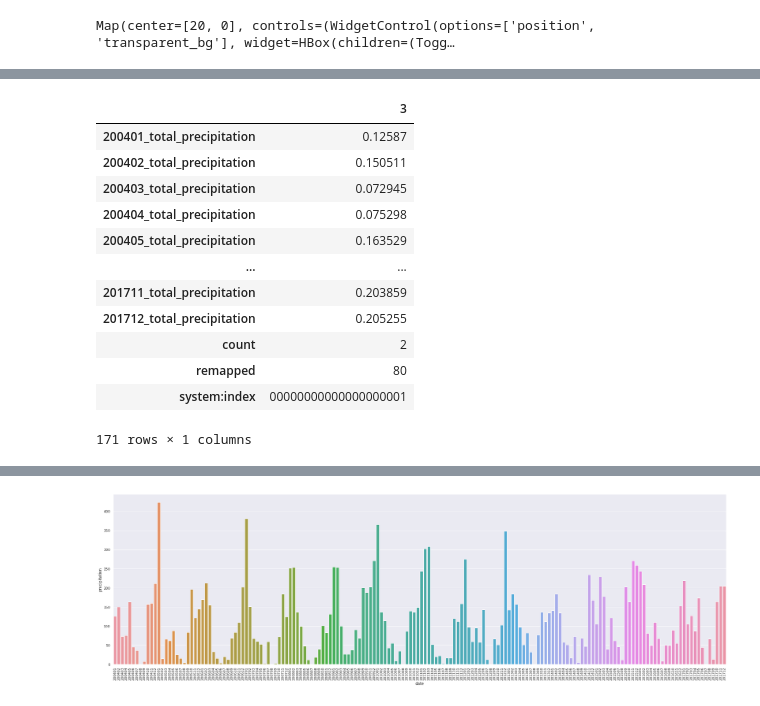
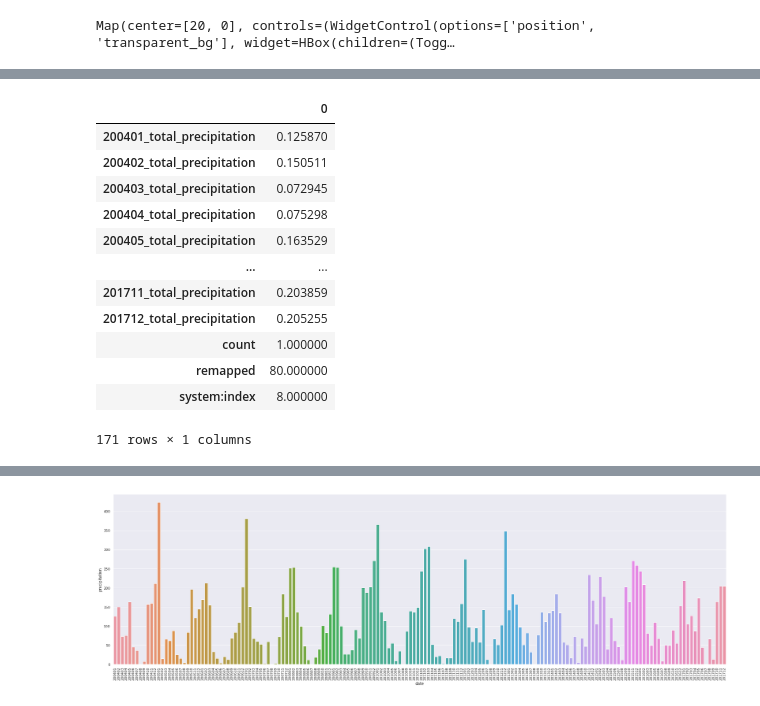
Before and after one commit to anaptoro/git_geotec2, a Jupyter notebook: Aula6_a_8.ipynb, the cells around one changed output, grey strips where cells are left out. Saved outputs shown, nothing was run; the diff lists cells and outputs as text; code cells hidden in the pictures.

Commit message:
Seleção apenas de mpontos de monitoramento e alteração de nome de data frame

```diff
--- a/Aula6_a_8.ipynb
+++ b/Aula6_a_8.ipynb
@@ -329,4 +331,4 @@ Data downloaded to /content/sample_data/stats.csv
 # %%
 import pandas as pd
 #agora ler a tabela p transformar
-df = pd.read_csv('/content/sample_data/stats.csv')
+df = pd.read_csv('/content/sample_data/stats2.csv')
@@ -339,0 +335,4 @@ df_selected_id
+# %%
+df_mon = df.groupby('200401_total_precipitation').apply(lambda x: x.sample(1)).reset_index(drop=True)
+#df_mon_selected_id = df[df['system:index']== 2]
+df_mon
@@ -340,10 +343,10 @@ df_selected_id
 # %%
 #transpose
-df_transpose = df_selected_id.T
-df_transpose
+df_mon_transpose = df_mon.T
+df_mon_transpose
 # %% [output]
-|  | 3 |
-| 200401_total_precipitation | 0.12587 |
+|  | 0 |
+| 200401_total_precipitation | 0.125870 |
 | 200402_total_precipitation | 0.150511 |
 | 200403_total_precipitation | 0.072945 |
 | 200404_total_precipitation | 0.075298 |
@@ -351,9 +354,9 @@ df_transpose
 | ... | ... |
 | 201711_total_precipitation | 0.203859 |
 | 201712_total_precipitation | 0.205255 |
-| count | 2 |
-| remapped | 80 |
-| system:index | 00000000000000000001 |
+| count | 1.000000 |
+| remapped | 80.000000 |
+| system:index | 8.000000 |
 171 rows × 1 columns
 # %%
 #deletando as ultimas 3 linhas
```
Also changed, not shown: parts of 18 cells of this notebook.
